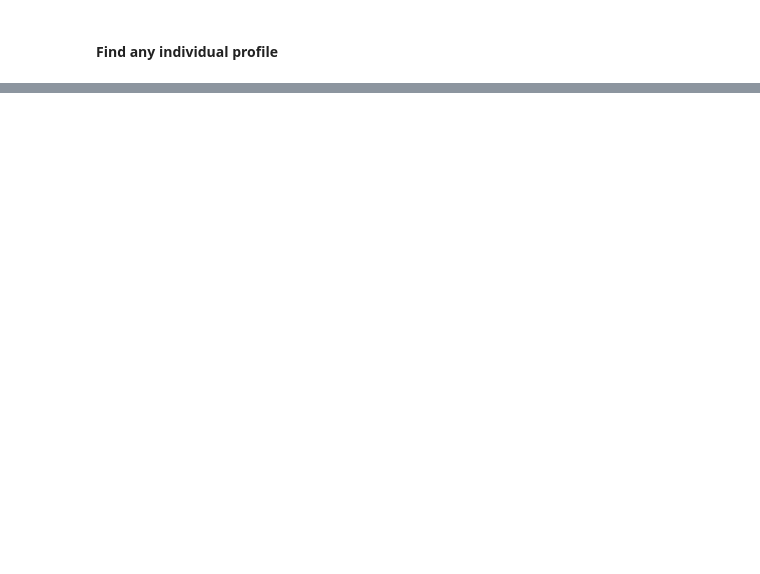
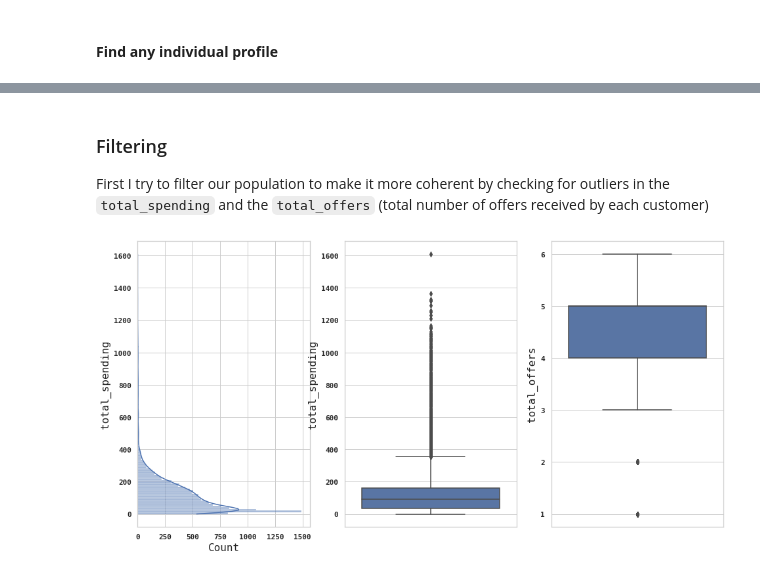
Before and after one commit to 6one2/StarbucksChallenge, a Jupyter notebook: devStarbucks.ipynb, the cells around one changed output, grey strips where cells are left out. Cells and saved outputs as stored; diff of their text form; code cells hidden in the pictures; blank space fills up the shorter version.

```diff
--- a/devStarbucks.ipynb
+++ b/devStarbucks.ipynb
@@ -1168,0 +1145,12 @@ P_filt = P_filt.query('5 <total_spending < 400')
+# %% [markdown]
+### Filtering
+
+First I try to filter our population to make it more coherent by checking for outliers in the `total_spending` and the `total_offers` (total number of offers received by each customer)
+# %%
+f, ax = plt.subplots(ncols=3, figsize=[16,8])
+sns.histplot(data=PROFILE, y='total_spending', kde=True, palette='coolwarm', ax=ax[0])
+sns.boxplot(data=PROFILE,y='total_spending', ax=ax[1])
+sns.boxplot(data=PROFILE,y='total_offers', ax=ax[2])
+plt.show()
+# %% [output]
+[figure, added]
```
Also changed, not shown: parts of 52 cells of this notebook, 4 other files.
